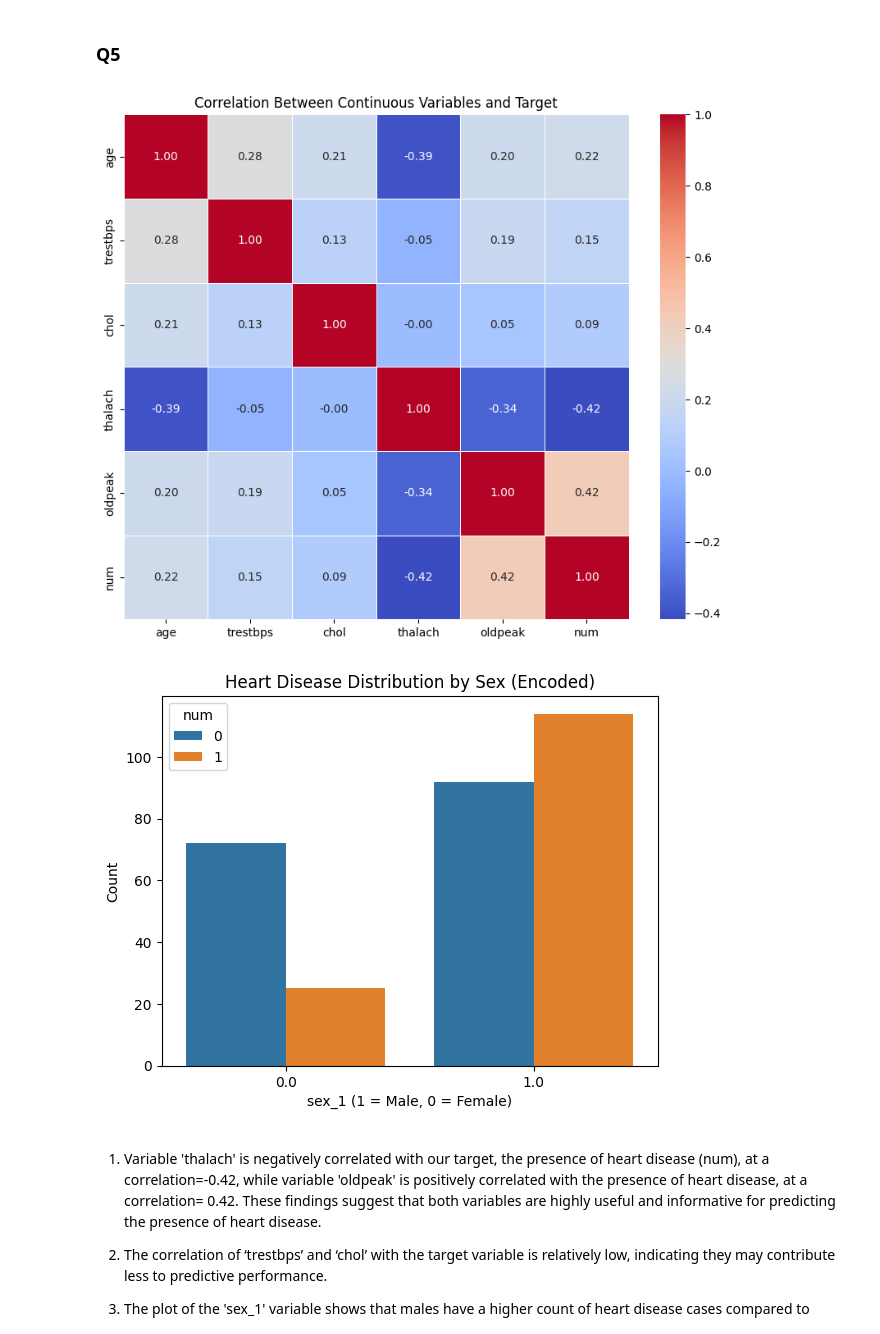
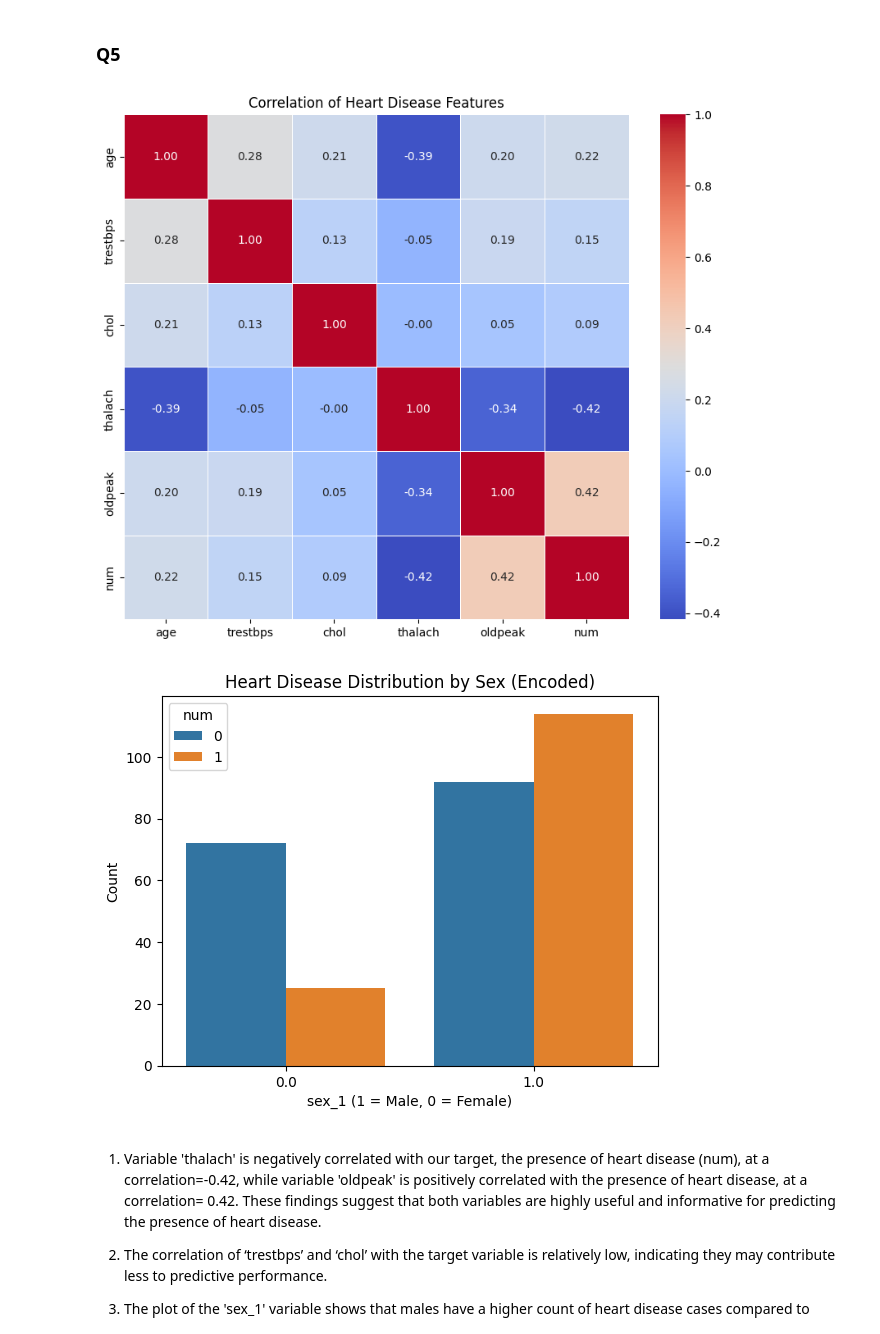
Before and after one commit to SimonLinxy/STATS3DA3_A6, a Jupyter notebook: Assignment6.ipynb, the cells around one changed output. Cells and saved outputs as stored; diff of their text form; code cells hidden in the pictures.

```diff
--- a/Assignment6.ipynb
+++ b/Assignment6.ipynb
@@ -209,28 +209,28 @@ trans_data['num'] = trans_data['num'].apply(lambda x: 1 if x > 0 else 0)
 # %%
 import matplotlib.pyplot as plt
 import seaborn as sns
 
 
-continuous_var = ['age', 'trestbps', 'chol', 'thalach', 'oldpeak']
-corr_matrix = trans_data[continuous_var + ['num']].corr()
+
+corr_matrix = trans_data[continuous_col + ['num']].corr()
 plt.figure(figsize=(10, 8))
 sns.heatmap(corr_matrix, annot=True, fmt=".2f", cmap='coolwarm', square=True, linewidths=.5)
 
-plt.title("Correlation Between Continuous Variables and Target")
+plt.title("Correlation of Heart Disease Features")
 plt.show()
 
 sns.countplot(
     data = trans_data,
     x = 'sex_1',
     hue='num'
 )
 
 plt.xlabel("sex_1 (1 = Male, 0 = Female)")
 plt.ylabel("Count")
 plt.title("Heart Disease Distribution by Sex (Encoded)")
 plt.show()
 # %% [output]
-[figure, old version]
+[figure, new version]
 [figure]
 # %% [markdown]
 1. Variable 'thalach' is negatively correlated with our target, the presence of heart disease (num), at a correlation=-0.42, while variable 'oldpeak' is positively correlated with the presence of heart disease, at a correlation= 0.42. These findings suggest that both variables are highly useful and informative for predicting the presence of heart disease.
```
Also changed, not shown: parts of 8 cells of this notebook.
